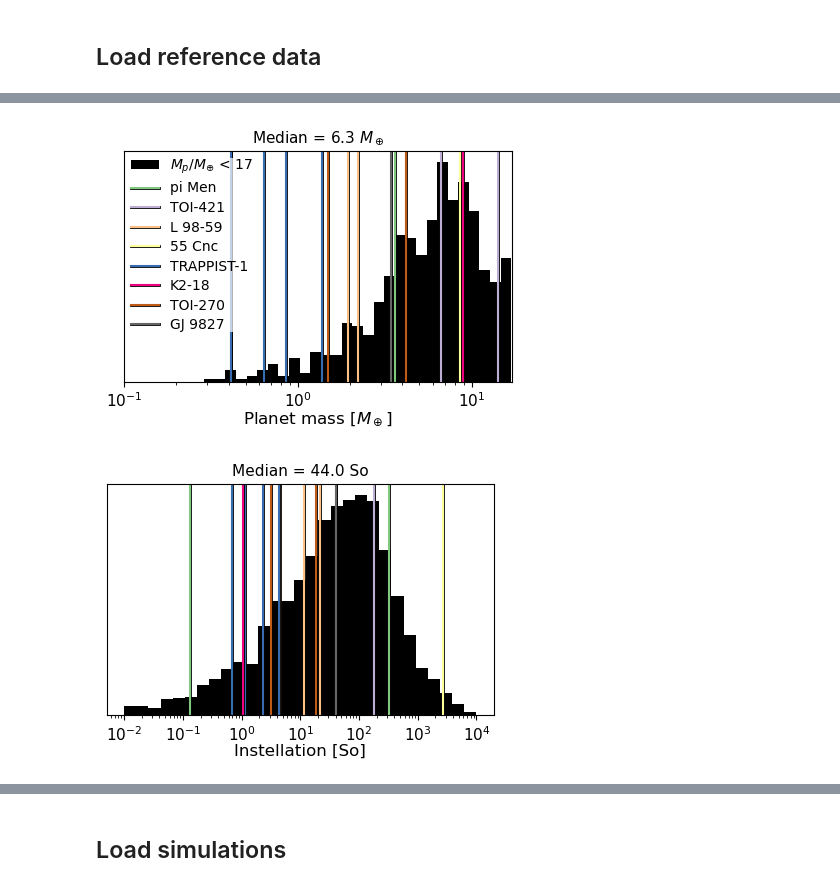
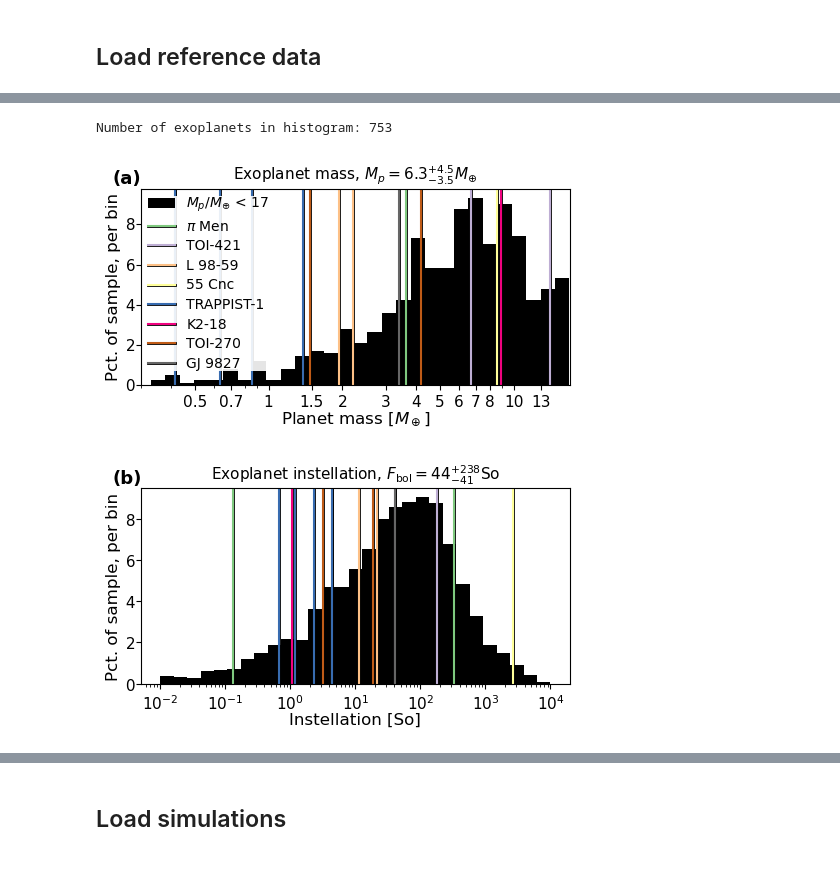
Before and after one commit to nichollsh/InferAGNI, a Jupyter notebook: notebooks/paper_grid.ipynb, the cells around one changed output, grey strips where cells are left out. Saved outputs shown, nothing was run; the diff lists cells and outputs as text; code cells hidden in the pictures.

Commit message:
Plots

```diff
--- a/notebooks/paper_grid.ipynb
+++ b/notebooks/paper_grid.ipynb
@@ -358,7 +358,7 @@ abc = 'abcdefghijklmnopqrstuvwxyz'
 {'index': 8, 'name': 'Neptune', 'mass': 17.085427135678394, 'radius': 3.882721856381311, 'semi_major_axis': 30.180481283422463, 'orbital_period': 59800.0, 'eccentricity': 0.01, 'temp_calculated': 73.1 ...
 {'index': 9, 'name': 'Pluto', 'mass': 0.0021775544388609714, 'radius': 0.18626528692380057, 'semi_major_axis': 39.48128342245989, 'orbital_period': 90560.0, 'eccentricity': 0.244, 'temp_calculated': 4 ...
 # %%
-hist_mass_min = 0.1  # M_earth
+hist_mass_min = 0.3  # M_earth
 hist_mass_max = 17.0 # M_earth
 # hist_label = f"{hist_mass_min:g}" + r"< $M_p/M_{\oplus}$ < " + f"{hist_mass_max:g}"
 hist_label = r"$M_p/M_{\oplus}$ < " + f"{hist_mass_max:g}"
@@ -378,39 +378,61 @@ for row in exo_dat.iterrows():
     if check_mass(m):
         m_arr.append(m)
 
 bins = np.logspace(np.log10(np.amin(m_arr)), np.log10(np.amax(m_arr)), 30)
 fig,ax = plt.subplots(1,1 , figsize=(5,3))
 
-ax.hist(m_arr, bins=bins, color='k', label=hist_label, histtype='stepfilled')
+weights = np.full_like(m_arr, 100/len(m_arr))
+ax.hist(m_arr, bins=bins, color='k', label=hist_label, histtype='stepfilled', weights=weights)
 
 _pe = [pe.Stroke(linewidth=2, foreground='k'), pe.Normal()]
 _lw = 1.5
 
+count = 0
 for i,sys in enumerate(exo_named):
     col = exo_colors[i]
     for j,pl in enumerate(sys):
         row = exo_dat[exo_dat["name"]==pl]
+        count += 1
 
         if j == 0:
             lbl = " ".join(sys[0].split(" ")[:-1])
         else:
             lbl = ""
 
+        lbl = lbl.replace("pi Men", r"$\pi$ Men")
+
         ax.axvline(calc_m_exo(row.iloc[0]), color=col, lw=_lw, label=lbl, path_effects=_pe)
 
-exo_med_mass = np.median(m_arr)
+print(f"Number of exoplanets in histogram: {len(m_arr)}")
 
-ax.legend(ncols=1, fontsize=10,labelspacing=0.4, borderpad=0, framealpha=0.7).get_frame().set_linewidth(0.0)
+fmt = "%.1f"
+exo_mass_med = np.median(m_arr)
+exo_mass_erp = np.percentile(m_arr, 84) - exo_mass_med
+exo_mass_erm = exo_mass_med - np.percentile(m_arr, 16)
+title = r"Exoplanet mass, $M_p = " + str(fmt)%exo_mass_med + " ^{+"+ str(fmt)%exo_mass_erp + "}_{-" + str(fmt)%exo_mass_erm + r"} M_{\oplus}$"
+
+ax.legend(ncols=1, fontsize=10,labelspacing=0.4, borderpad=0, framealpha=0.9).get_frame().set_linewidth(0.0)
+ax.set_title(title, fontsize=11)
+
 ax.tick_params(axis='x', labelrotation=0, labelsize=11)
-ax.set(xscale="log", yticks=[])
+ax.set(xscale="log")
 ax.set_xlabel(varprops["mass_tot"].label, labelpad=0.0)
-ax.set_title(f"Median = {exo_med_mass:.1f} " + r"$M_\oplus$", fontsize=11)
 ax.set_xlim(left=hist_mass_min, right=hist_mass_max)
+ax.set_xticks([0.5, 0.7, 1, 1.5, 2, 3, 4, 5, 6, 7, 8, 10, 13])
+ax.xaxis.set_major_formatter(mpl.ticker.FormatStrFormatter("%g"))
+
+ax.set_ylabel("Pct. of sample, per bin", labelpad=0.1)
+ax.yaxis.set_major_formatter(mpl.ticker.FormatStrFormatter("%2.0f"))
+ax.tick_params(axis='y', labelrotation=0, labelsize=11, pad=-0.0)
+
+fig.tight_layout()
+fig.text(0.05,0.92, "(a)", ha="left", va="top", fontsize=13, fontweight="bold")
 
 fig.savefig(os.path.join(plots_dir, "exo_Mass.pdf"), dpi=DPI, bbox_inches='tight')
 plt.show()
 # %% [output]
+Number of exoplanets in histogram: 753
-[figure, old version]
+[figure, new version]
 # %%
 def calc_S0_exo(d):
     Tstar = d["star_teff"]
@@ -434,7 +456,8 @@ exo_med_S0 = np.median(S0_arr)
 bins = np.logspace(-2, 4, 30)
 fig,ax = plt.subplots(1,1 , figsize=(5,3))
 
-ax.hist(S0_arr, bins=bins, color='k', label=hist_label, histtype='stepfilled')
+weights = np.full_like(S0_arr, 100/len(S0_arr))
+ax.hist(S0_arr, bins=bins, color='k', label=hist_label, histtype='stepfilled', weights=weights)
 
 for i,sys in enumerate(exo_named):
     col = exo_colors[i]
@@ -445,15 +468,29 @@ for i,sys in enumerate(exo_named):
         row = exo_dat[exo_dat["name"]==pl]
         ax.axvline(calc_S0_exo(row.iloc[0]), color=col, label=lbl, path_effects=_pe, lw=_lw)
 
+
+fmt = "%.0f"
+exo_S0_med = np.median(S0_arr)
+exo_S0_erp = np.percentile(S0_arr, 84) - exo_S0_med
+exo_S0_erm = exo_S0_med - np.percentile(S0_arr, 16)
+title = r"Exoplanet instellation, $F_{\rm bol} = " + str(fmt)%exo_S0_med + " ^{+"+ str(fmt)%exo_S0_erp + "}_{-" + str(fmt)%exo_S0_erm + r"} \rm So$"
+
 ax.tick_params(axis='x', labelrotation=0, labelsize=11)
-ax.set(xscale="log",  yticks=[])
+ax.set(xscale="log")
 ax.set_xlabel(varprops["instellation"].label, labelpad=0.0)
-ax.set_title(f"Median = {exo_med_S0:.1f} So", fontsize=11)
+ax.set_title(title, fontsize=11)
+
+ax.set_ylabel("Pct. of sample, per bin", labelpad=0.1)
+ax.yaxis.set_major_formatter(mpl.ticker.FormatStrFormatter("%2.0f"))
+ax.tick_params(axis='y', labelrotation=0, labelsize=11, pad=-0.0)
+
+fig.tight_layout()
+fig.text(0.05,0.92, "(b)", ha="left", va="top", fontsize=13, fontweight="bold")
 
 fig.savefig(os.path.join(plots_dir, "exo_Fbol.pdf"), dpi=DPI, bbox_inches='tight')
 plt.show()
 # %% [output]
-[figure, old version]
+[figure, new version]
 # %%
 Teff_arr = []
 for row in exo_dat.iterrows():
```
Also changed, not shown: parts of 4 cells of this notebook.
